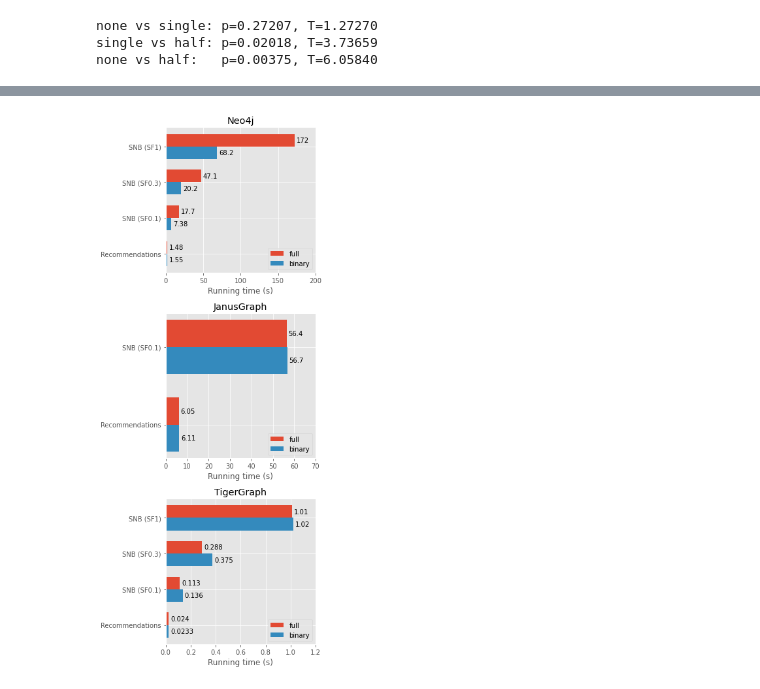
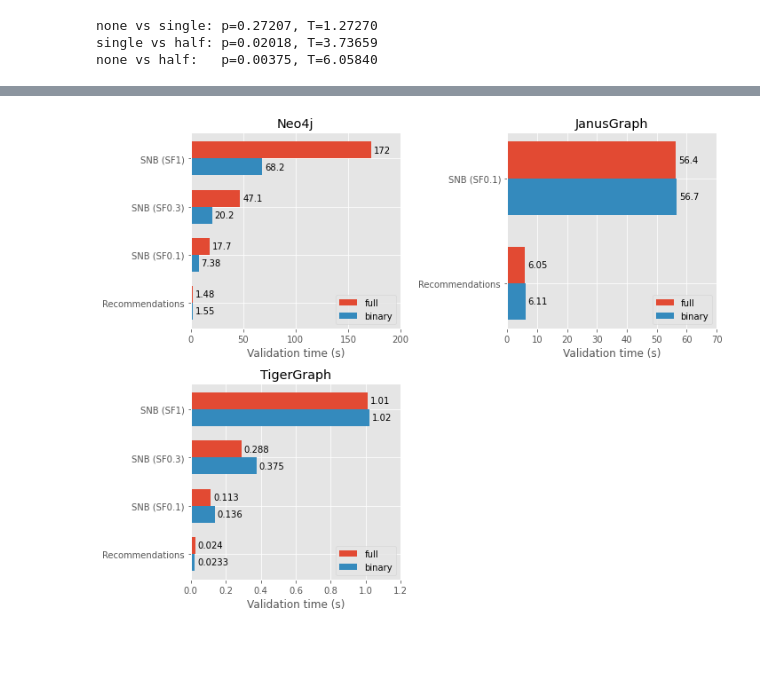
Before and after one commit to nimobeeren/thesis, a Jupyter notebook: analysis/analysis.ipynb, the cells around one changed output, grey strips where cells are left out. Drawn from its saved outputs; the diff is of its cells as text; code cells hidden in the pictures; blank space fills up the shorter version.

```diff
--- a/analysis/analysis.ipynb
+++ b/analysis/analysis.ipynb
@@ -133,39 +138,41 @@ def generate_label(row):
         return f"{format(row.dataset)} (SF{row.scale:.1g})"
 
 
 def plot_dataset_scale_variant_per_db(ax, db):
     df_filtered = df[
         (df.database == db) & (df.errors == "none")
     ]
 
     df_agg = df_filtered.groupby(["dataset", "scale", "variant"]).mean().reset_index()
     full = df_agg[df_agg.variant == "full"]
     binary = df_agg[df_agg.variant == "binary"]
 
     labels = full.apply(generate_label, axis=1)
     y = np.arange(len(labels))
     width = 0.35
 
     rects1 = ax.barh(y + width/2, full.time / 1000, width, label="full")
     rects2 = ax.barh(y - width/2, binary.time / 1000, width, label="binary")
     ax.set_yticks(y)
     ax.set_yticklabels(labels)
-    ax.set_xlabel("Running time (s)")
+    ax.set_xlabel("Validation time (s)")
     ax.set_title(format(db))
     ax.legend(loc="lower right")
 
     ax.bar_label(rects1, padding=3, fmt="%.3g")
     ax.bar_label(rects2, padding=3, fmt="%.3g")
 
 
-fig, axs = plt.subplots(3, 1, figsize=(5, 12))
-plot_dataset_scale_variant_per_db(axs[0], "neo4j")
-axs[0].set_xlim([0, 200])
-plot_dataset_scale_variant_per_db(axs[1], "janusgraph")
-axs[1].set_xlim([0, 70])
-plot_dataset_scale_variant_per_db(axs[2], "tigergraph")
-axs[2].set_xlim([0, 1.2])
+fig, axs = plt.subplots(2, 2, figsize=(10, 8))
+plot_dataset_scale_variant_per_db(axs[0,0], "neo4j")
+axs[0,0].set_xlim([0, 200])
+plot_dataset_scale_variant_per_db(axs[0,1], "janusgraph")
+axs[0,1].set_xlim([0, 70])
+plot_dataset_scale_variant_per_db(axs[1,0], "tigergraph")
+axs[1,0].set_xlim([0, 1.2])
+axs[1,1].set_axis_off()
 fig.tight_layout()
+fig.savefig("../docs/figures/results-variant.pdf")
 plt.show()
 # %% [output]
-[figure, old version]
+[figure, new version]
```
Also changed, not shown: parts of 2 cells of this notebook, 4 other files.
